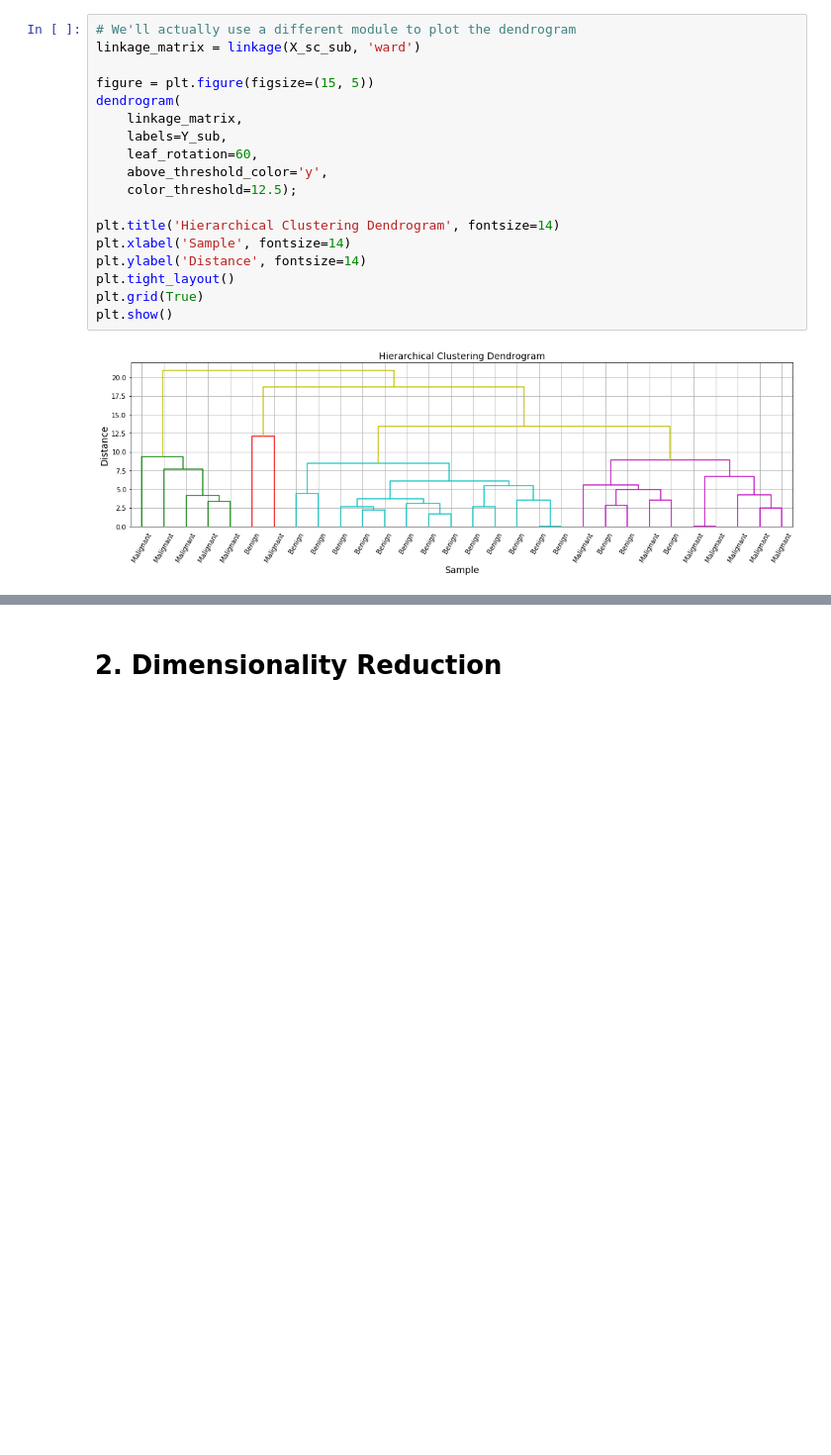
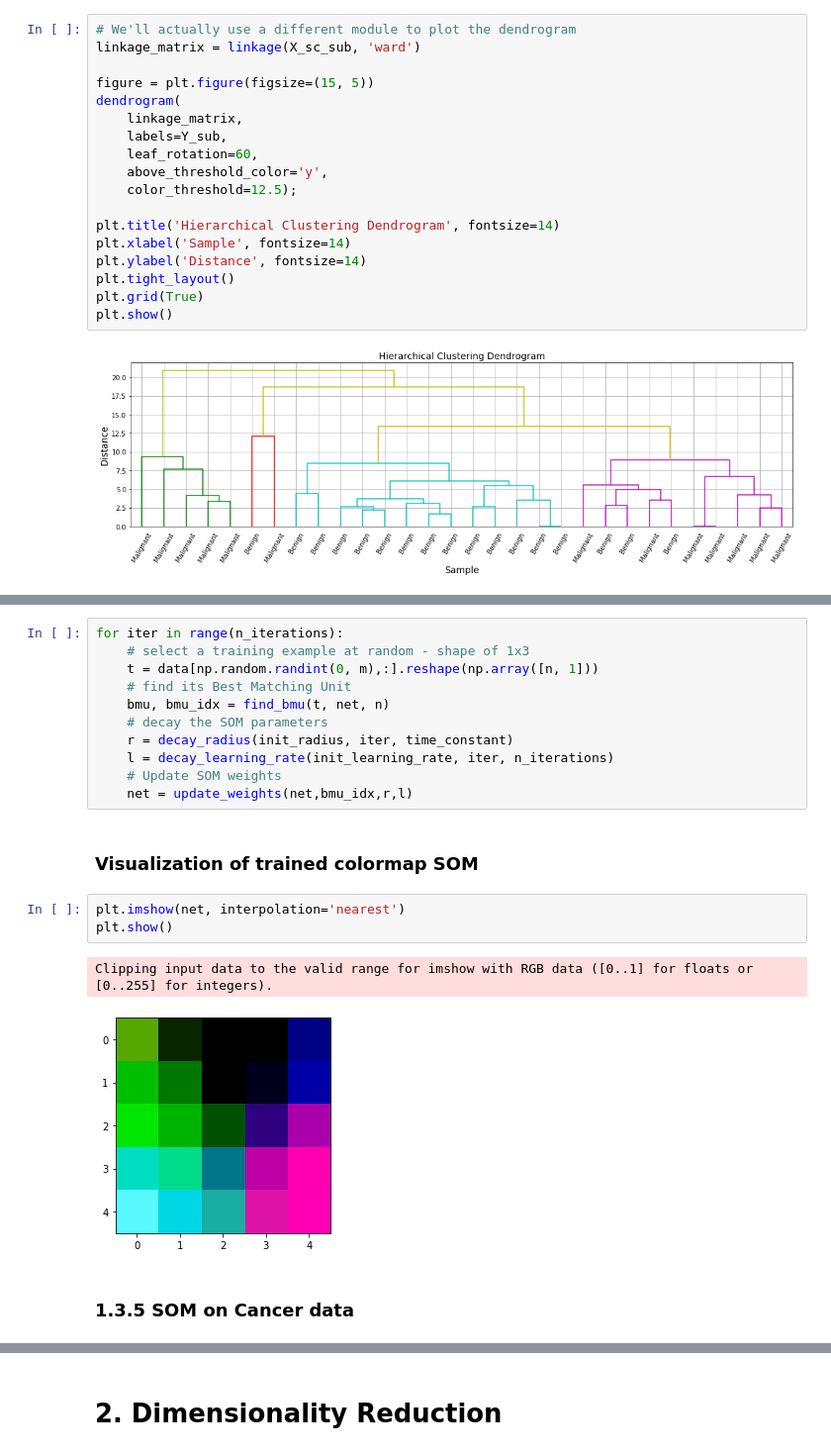
Before and after one commit to argonne-lcf/AI4ScienceTutorial, a Jupyter notebook: sess1_statisticalLearning/unsupervised_learning.ipynb, the cells around one changed output, grey strips where cells are left out. Shown: that part at 99% size. Cells and saved outputs as stored; diff of their text form; blank space fills up the shorter version.

```diff
--- a/sess1_statisticalLearning/unsupervised_learning.ipynb
+++ b/sess1_statisticalLearning/unsupervised_learning.ipynb
@@ -347,0 +442,21 @@ plt.show()
+# %%
+for iter in range(n_iterations):
+    # select a training example at random - shape of 1x3
+    t = data[np.random.randint(0, m),:].reshape(np.array([n, 1]))
+    # find its Best Matching Unit
+    bmu, bmu_idx = find_bmu(t, net, n)
+    # decay the SOM parameters
+    r = decay_radius(init_radius, iter, time_constant)
+    l = decay_learning_rate(init_learning_rate, iter, n_iterations)
+    # Update SOM weights
+    net = update_weights(net,bmu_idx,r,l)
+# %% [markdown]
+### Visualization of trained colormap SOM
+# %%
+plt.imshow(net, interpolation='nearest')
+plt.show()
+# %% [output]
+Clipping input data to the valid range for imshow with RGB data ([0..1] for floats or [0..255] for integers).
+[figure, added]
+# %% [markdown]
+### 1.3.5 SOM on Cancer data
```
Also changed, not shown: parts of 17 cells of this notebook.
